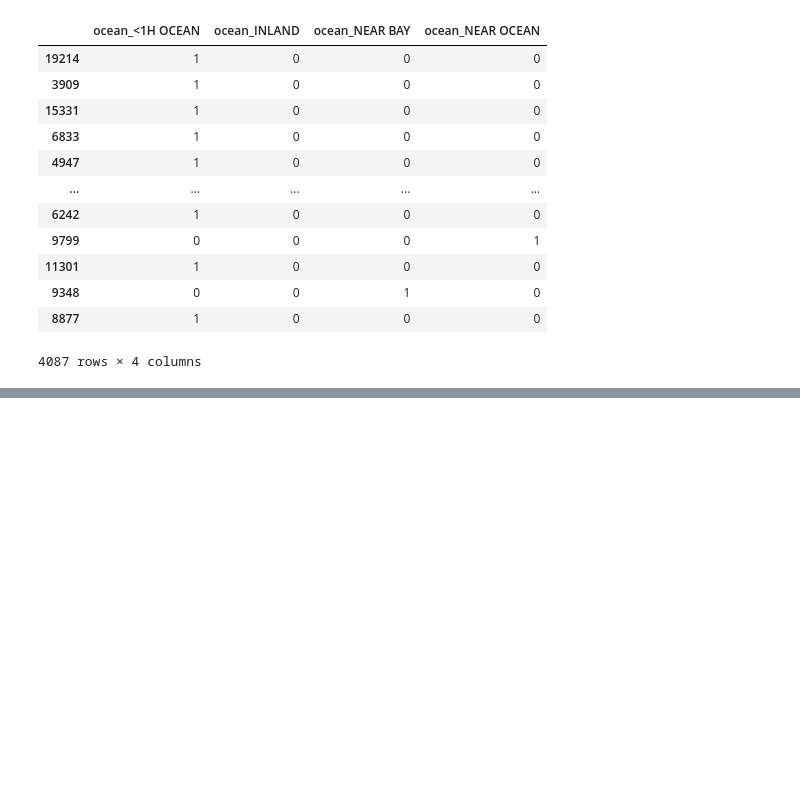
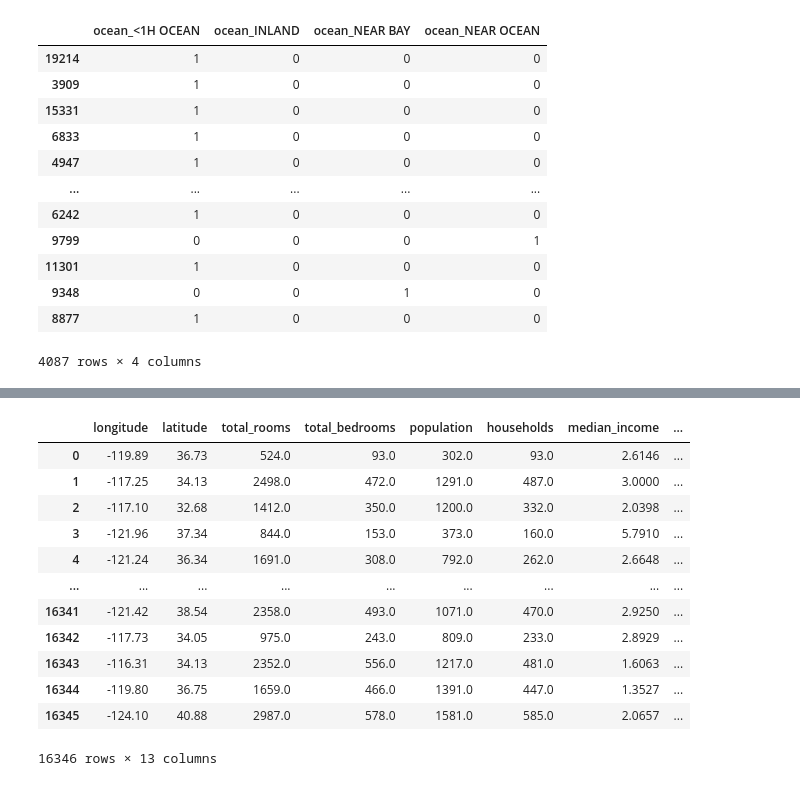
Before and after one commit to Alireza2317/feature_engineering, a Jupyter notebook: feature_engineering.ipynb, the cells around one changed output, grey strips where cells are left out. Drawn from its saved outputs; the diff is of its cells as text; code cells hidden in the pictures; blank space fills up the shorter version.

```diff
--- a/feature_engineering.ipynb
+++ b/feature_engineering.ipynb
@@ -382,0 +390,18 @@ See the caveats in the documentation: https://pandas.pydata.org/pandas-docs/stab
+# %%
+train_df['age_under_30'] = (train_df['housing_median_age'] < 30).astype(pd.Int8Dtype())
+train_df.drop('housing_median_age', axis=1, inplace=True)
+train_df
+# %% [output]
+|  | longitude | latitude | total_rooms | total_bedrooms | population | households | median_income | ... |
+| 0 | -119.89 | 36.73 | 524.0 | 93.0 | 302.0 | 93.0 | 2.6146 | ... |
+| 1 | -117.25 | 34.13 | 2498.0 | 472.0 | 1291.0 | 487.0 | 3.0000 | ... |
+| 2 | -117.10 | 32.68 | 1412.0 | 350.0 | 1200.0 | 332.0 | 2.0398 | ... |
+| 3 | -121.96 | 37.34 | 844.0 | 153.0 | 373.0 | 160.0 | 5.7910 | ... |
+| 4 | -121.24 | 36.34 | 1691.0 | 308.0 | 792.0 | 262.0 | 2.6648 | ... |
+| ... | ... | ... | ... | ... | ... | ... | ... | ... |
+| 16341 | -121.42 | 38.54 | 2358.0 | 493.0 | 1071.0 | 470.0 | 2.9250 | ... |
+| 16342 | -117.73 | 34.05 | 975.0 | 243.0 | 809.0 | 233.0 | 2.8929 | ... |
+| 16343 | -116.31 | 34.13 | 2352.0 | 556.0 | 1217.0 | 481.0 | 1.6063 | ... |
+| 16344 | -119.80 | 36.75 | 1659.0 | 466.0 | 1391.0 | 447.0 | 1.3527 | ... |
+| 16345 | -124.10 | 40.88 | 2987.0 | 578.0 | 1581.0 | 585.0 | 2.0657 | ... |
+16346 rows × 13 columns
```
Also changed, not shown: parts of 21 cells of this notebook.
